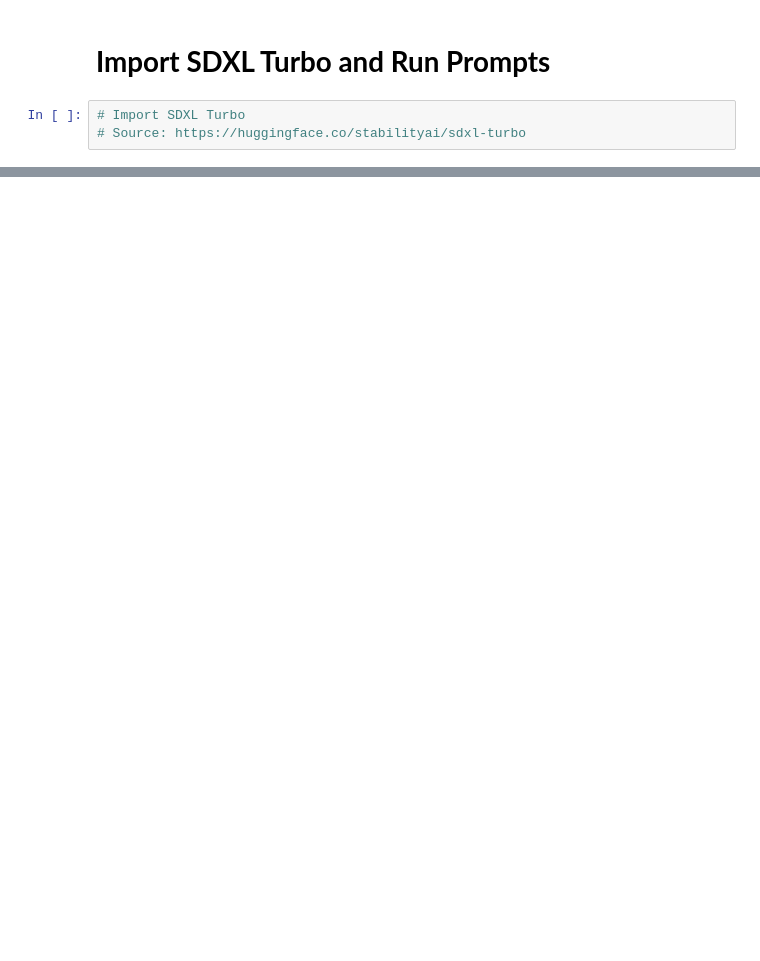
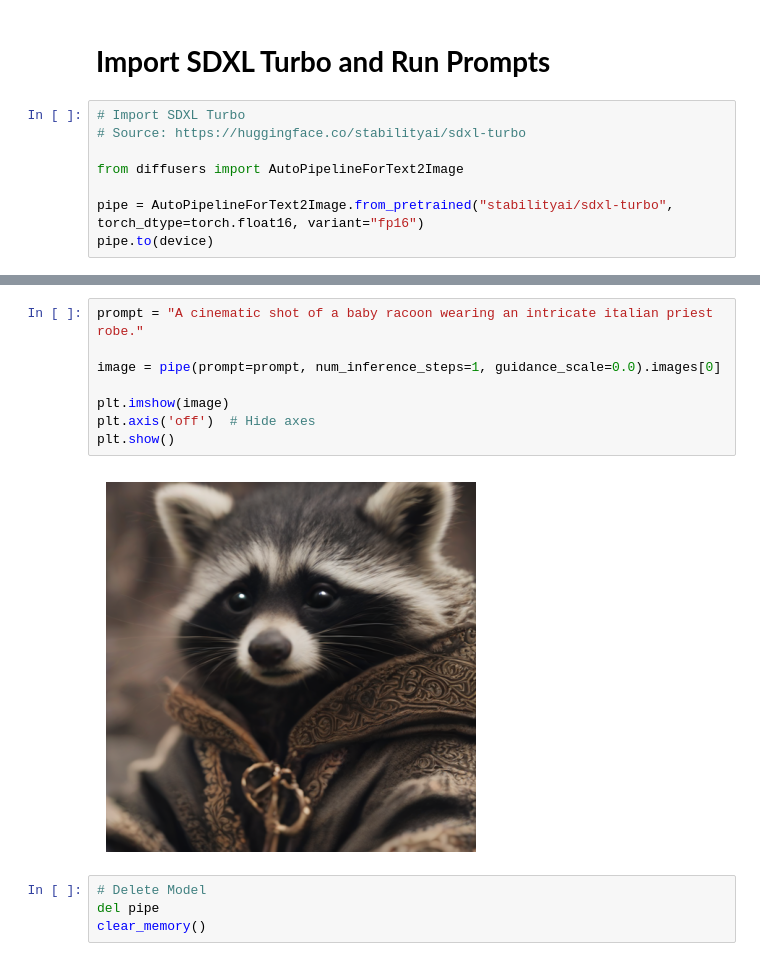
Before and after one commit to lamcnguyen89/CAP_6411_Assignments, a Jupyter notebook: Aug2025/01_Assignments/06-Stable_Diffusion/CAP6411_Assignment_06_Stable_Diffusion.ipynb, the cells around one changed output, grey strips where cells are left out. Cells and saved outputs as stored; diff of their text form; blank space fills up the shorter version.

Commit message:
Loaded Models and got them to work

```diff
--- a/Aug2025/01_Assignments/06-Stable_Diffusion/CAP6411_Assignment_06_Stable_Diffusion.ipynb
+++ b/Aug2025/01_Assignments/06-Stable_Diffusion/CAP6411_Assignment_06_Stable_Diffusion.ipynb
@@ -192,3 +263,8 @@ prompt_list = [
 # %%
 # Import SDXL Turbo
 # Source: https://huggingface.co/stabilityai/sdxl-turbo
+
+from diffusers import AutoPipelineForText2Image
+
+pipe = AutoPipelineForText2Image.from_pretrained("stabilityai/sdxl-turbo", torch_dtype=torch.float16, variant="fp16")
+pipe.to(device)
@@ -194,0 +290,14 @@ prompt_list = [
+# %%
+prompt = "A cinematic shot of a baby racoon wearing an intricate italian priest robe."
+
+image = pipe(prompt=prompt, num_inference_steps=1, guidance_scale=0.0).images[0]
+
+plt.imshow(image)
+plt.axis('off')  # Hide axes
+plt.show()
+# %% [output]
+[figure, added]
+# %%
+# Delete Model
+del pipe
+clear_memory()
```
Also changed, not shown: parts of 7 cells of this notebook, 5 other files.
